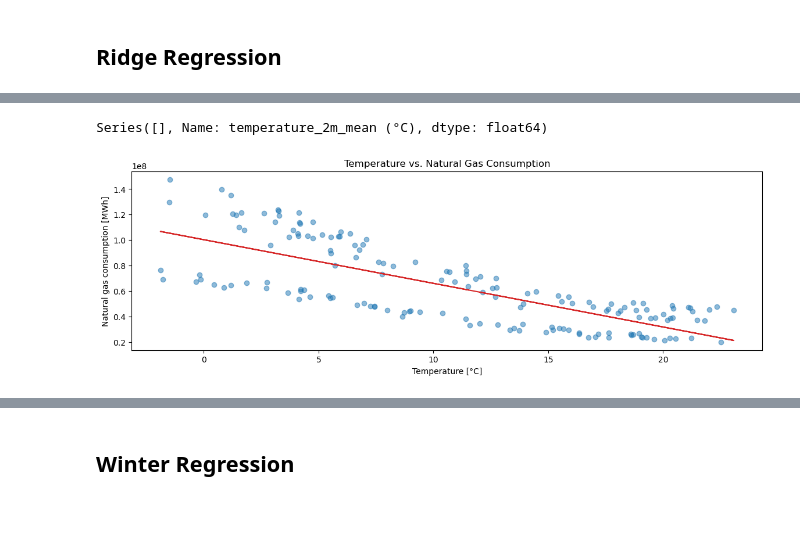
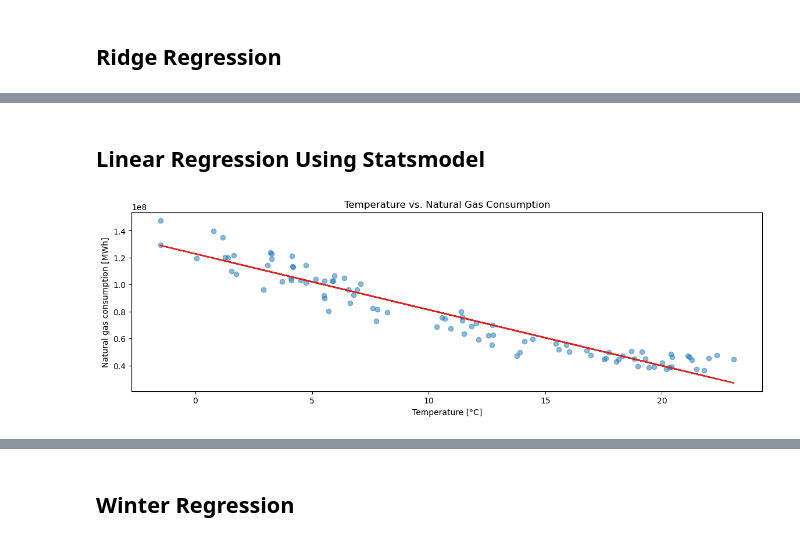
Before and after one commit to NeoSummit/Gas_consumption, a Jupyter notebook: Modelling_Consumption_Weather.ipynb, the cells around one changed output, grey strips where cells are left out. Cells and saved outputs as stored; diff of their text form; code cells hidden in the pictures; blank space fills up the shorter version.

```diff
--- a/Modelling_Consumption_Weather.ipynb
+++ b/Modelling_Consumption_Weather.ipynb
@@ -175,0 +141,12 @@ fig.savefig("diagrams/temp_conso_monthly.svg", format="svg", bbox_inches="tight"
+# %%
+gas_consumption_monthly.index = pd.to_datetime(gas_consumption_monthly.index)
+temp_2m_mean_monthly.index = pd.to_datetime(temp_2m_mean_monthly.index)
+# Filtrer les données à partir de 2017 inclusivement
+gas_consumption_monthly_filtered = gas_consumption_monthly[gas_consumption_monthly.index >= "2017-01-01"]
+temp_2m_mean_monthly_filtered = temp_2m_mean_monthly[temp_2m_mean_monthly.index >= "2017-01-01"]
+
+consumption_data.index = pd.to_datetime(consumption_data.index)
+temp_2m_mean.index = pd.to_datetime(temp_2m_mean.index)
+# Filtrer les données à partir de 2017 inclusivement
+consumption_data_filtered = consumption_data[consumption_data.index >= "2017-01-01"]
+temp_2m_mean_filtered = temp_2m_mean[temp_2m_mean.index >= "2017-01-01"]
@@ -527,29 +472,27 @@ deltaConso = gas_consumption_monthly['consumption'] - months.map(gas_consumption
-# %%
-temp_monthly_avg
-# %% [output]
-Series([], Name: temperature_2m_mean (°C), dtype: float64)
+# %% [markdown]
+## Linear Regression Using Statsmodel
 # %%
-linear_regression = stats.linregress(temp_2m_mean_monthly, gas_consumption_monthly['consumption'])
+linear_regression = stats.linregress(temp_2m_mean_monthly_filtered, gas_consumption_monthly_filtered['consumption'])
 
 #Plot linear regression
-regression_y = linear_regression.slope * temp_2m_mean_monthly + linear_regression.intercept
+regression_y = linear_regression.slope * temp_2m_mean_monthly_filtered + linear_regression.intercept
 
 #Scatter plot of temperature and natural gas consumption
 fig, ax = plt.subplots(figsize=(14, 4))
-ax.scatter(temp_2m_mean_monthly, gas_consumption_monthly['consumption'], alpha=0.5)
+ax.scatter(temp_2m_mean_monthly_filtered, gas_consumption_monthly_filtered['consumption'], alpha=0.5)
 
 #Plot linear regression
-ax.plot(temp_2m_mean_monthly, regression_y, color="tab:red")
+ax.plot(temp_2m_mean_monthly_filtered, regression_y, color="tab:red")
 
 #Labels and legend
 ax.set_xlabel("Temperature [°C]")
 ax.set_ylabel("Natural gas consumption [MWh]")
 ax.set_title("Temperature vs. Natural Gas Consumption")
 
 #Save plot
 fig.savefig("diagrams/reglin.svg", format="svg", bbox_inches="tight")
 # %% [output]
-[figure, old version]
+[figure, new version]
 # %%
 print(f"R-squared: {linear_regression.rvalue**2:.6f}")
 # %% [output]
```
Also changed, not shown: parts of 55 cells of this notebook, 11 other files.
